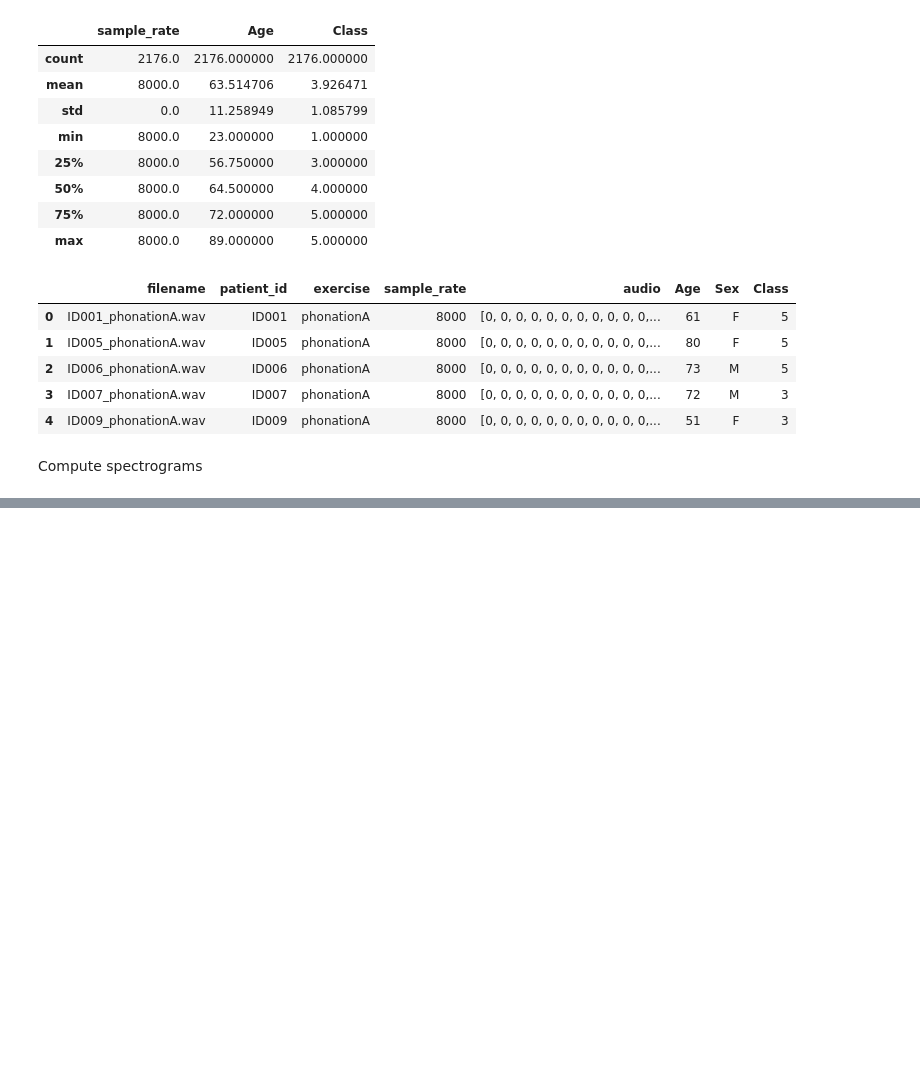
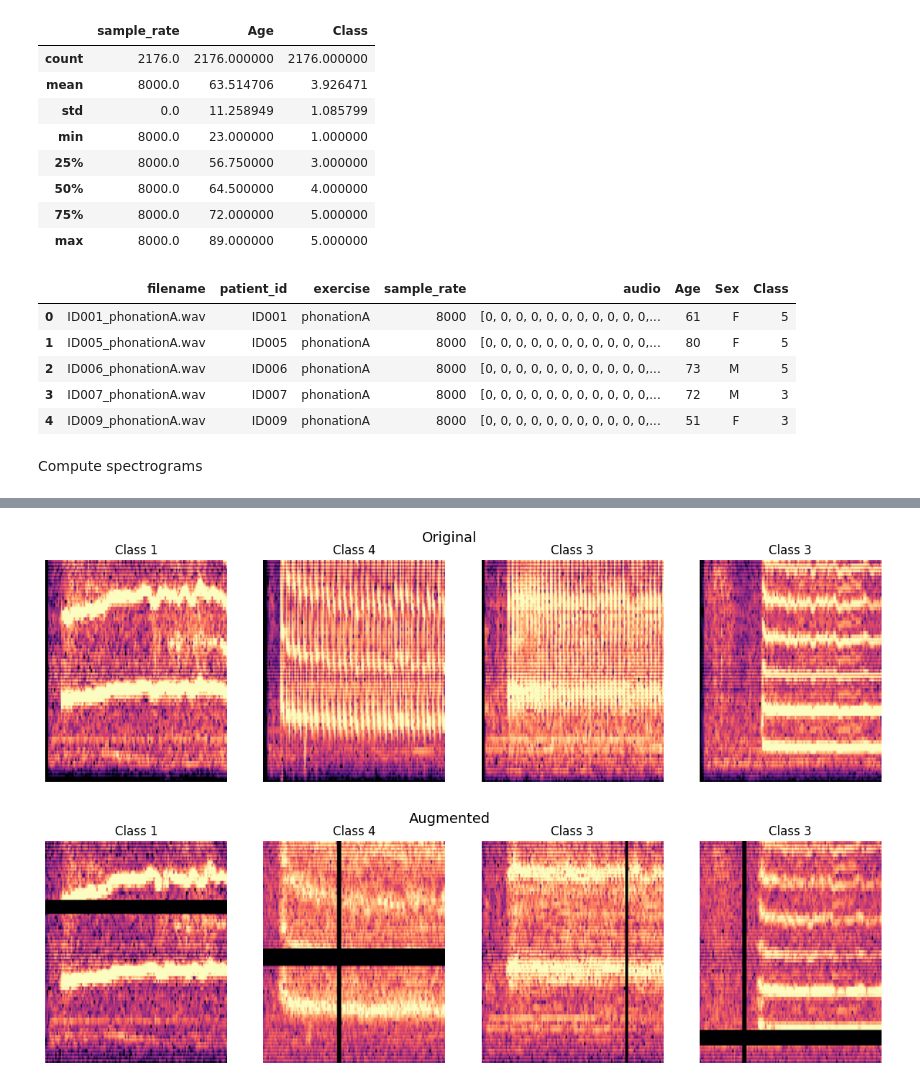
Before and after one commit to vittoriomussin/sand-task---SANDvox-Harvesters, a Jupyter notebook: SAND Tasks/SAND_Challenge_task1_dataset/Spectrogram_Analysis.ipynb, the cells around one changed output, grey strips where cells are left out. Drawn from its saved outputs; the diff is of its cells as text; code cells hidden in the pictures; blank space fills up the shorter version.

Commit message:
Attempts with spectrograms

```diff
--- a/SAND Tasks/SAND_Challenge_task1_dataset/Spectrogram_Analysis.ipynb
+++ b/SAND Tasks/SAND_Challenge_task1_dataset/Spectrogram_Analysis.ipynb
@@ -207,3 +258,30 @@ class SpectrogramGenerator(Sequence):
     def on_epoch_end(self):
         if self.shuffle:
             np.random.shuffle(self.indices)
+# %%
+import matplotlib.pyplot as plt
+
+def visualize_spectrograms(generator, n_samples=4, augmented=False):
+    """
+    Show a few spectrograms from the generator.
+    If augmented=True, use generator.augment = True temporarily.
+    """
+    # Store original augmentation setting
+    prev_augment = generator.augment
+    generator.augment = augmented
+
+    # Get one batch
+    X, y = generator[0]
+
+    fig, axes = plt.subplots(1, n_samples, figsize=(15, 4))
+    for i in range(n_samples):
+        spec = X[i].squeeze()  # remove channel dimension
+        axes[i].imshow(spec, aspect="auto", origin="lower", cmap="magma")
+        axes[i].set_title(f"Class {np.argmax(y[i])}")
+        axes[i].axis("off")
+
+    plt.suptitle("Augmented" if augmented else "Original", fontsize=14)
+    plt.show()
+
+    # Reset augmentation setting
+    generator.augment = prev_augment
@@ -210,3 +403,15 @@ class SpectrogramGenerator(Sequence):
+# %%
+# Suppose you already created:
+# train_gen = SpectrogramGenerator(..., augment=True)
+
+# Show non-augmented spectrograms
+visualize_spectrograms(train_gen, n_samples=4, augmented=False)
+
+# Show augmented spectrograms
+visualize_spectrograms(train_gen, n_samples=4, augmented=True)
+# %% [output]
+[figure, added]
+[figure, added]
 # %%
 from sklearn.metrics import f1_score
 from tensorflow.keras.callbacks import Callback
```
Also changed, not shown: parts of 7 cells of this notebook, 3 other files.
